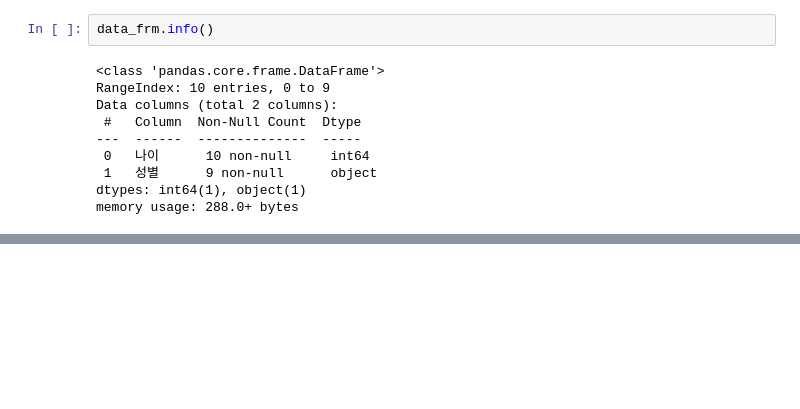
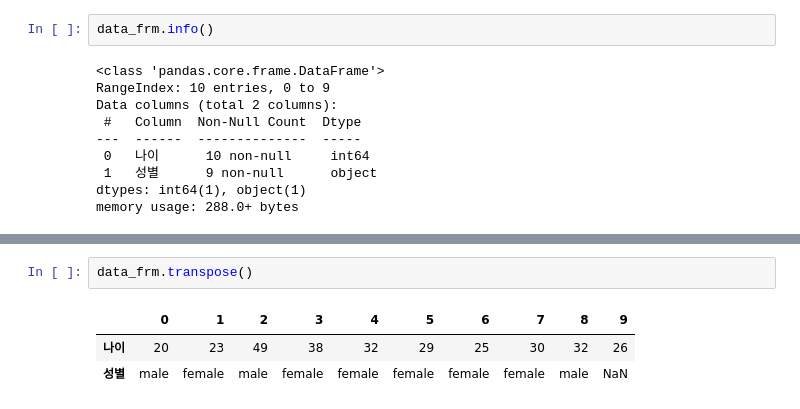
Before and after one commit to eseulLee/python, a Jupyter notebook: study_part02_02.ipynb, the cells around one changed output, grey strips where cells are left out. Saved outputs shown, nothing was run; the diff lists cells and outputs as text; blank space fills up the shorter version.

```diff
--- a/study_part02_02.ipynb
+++ b/study_part02_02.ipynb
@@ -668,0 +702,6 @@ memory usage: 288.0+ bytes
+# %%
+data_frm.transpose()
+# %% [output]
+|  | 0 | 1 | 2 | 3 | 4 | 5 | 6 | 7 | 8 | 9 |
+| 나이 | 20 | 23 | 49 | 38 | 32 | 29 | 25 | 30 | 32 | 26 |
+| 성별 | male | female | male | female | female | female | female | female | male | NaN |
```
Also changed, not shown: parts of 21 cells of this notebook.
